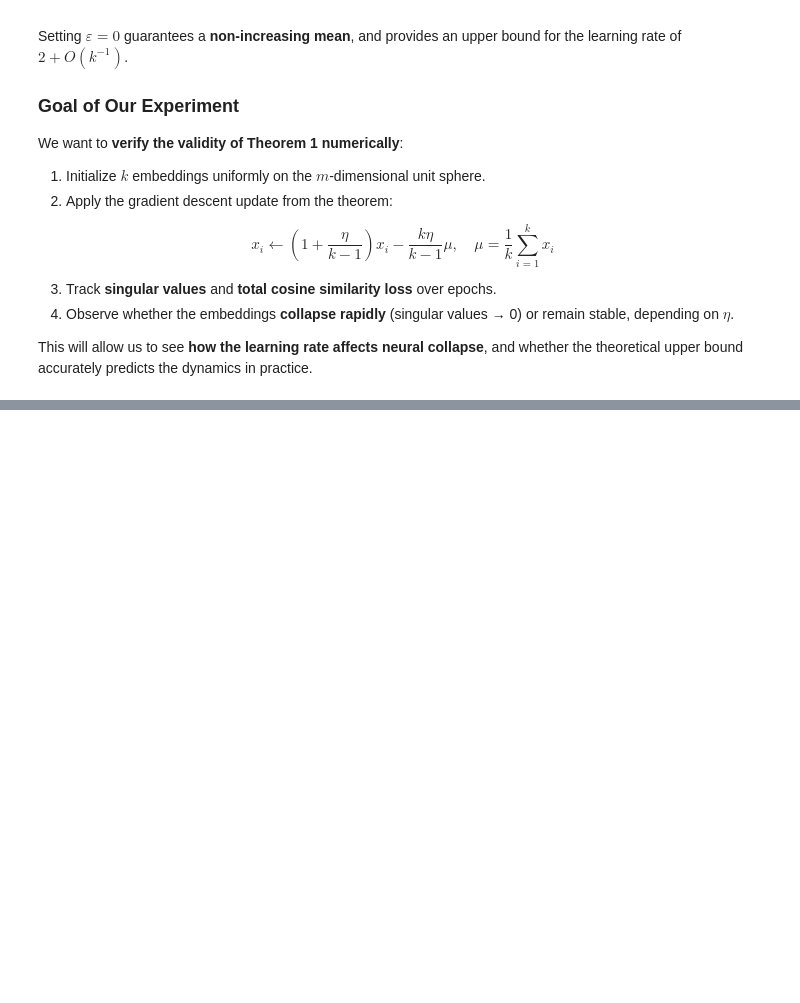
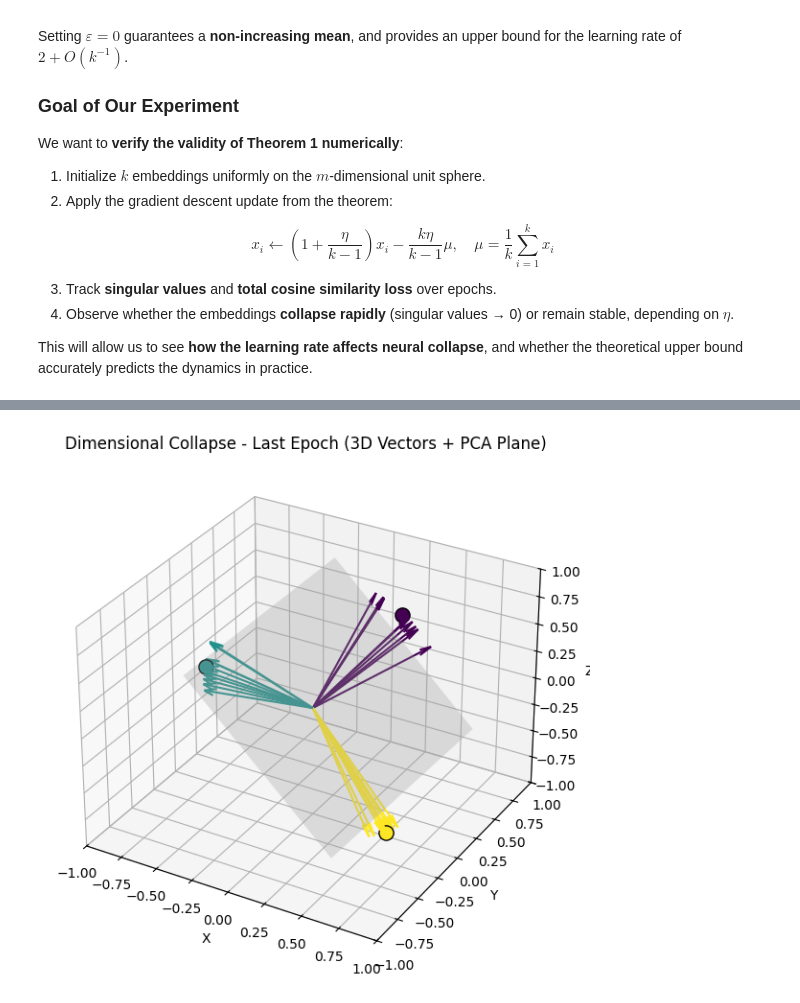
Before and after one commit to elgouijf/Contrastive_Learning_Dimensional_Collapse, a Jupyter notebook: CLOP.ipynb, the cells around one changed output, grey strips where cells are left out. Cells and saved outputs as stored; diff of their text form; code cells hidden in the pictures; blank space fills up the shorter version.

Commit message:
CLOP analysis is almost finished

```diff
--- a/CLOP.ipynb
+++ b/CLOP.ipynb
@@ -368,0 +717,99 @@ These results provide a clear demonstration of how embeddings evolve toward a **
+# %%
+import numpy as np
+import matplotlib.pyplot as plt
+from sklearn.decomposition import PCA
+
+np.random.seed(42)
+
+# ---------------------
+# Parameters
+# ---------------------
+dim = 3
+num_classes = 3
+vectors_per_class = 10
+total_vectors = num_classes * vectors_per_class
+epochs = 14
+eta = 2.0
+
+
+# ---------------------
+# Initial embeddings
+# ---------------------
+X = np.zeros((dim, total_vectors))
+centers = np.random.randn(dim, num_classes)
+centers /= np.linalg.norm(centers, axis=0, keepdims=True)
+
+for c in range(num_classes):
+    start = c * vectors_per_class
+    end = start + vectors_per_class
+    X[:, start:end] = centers[:, c:c+1] + 0.1*np.random.randn(dim, vectors_per_class)
+    X[:, start:end] /= np.linalg.norm(X[:, start:end], axis=0, keepdims=True)
+
+# ---------------------
+# Dimensional collapse simulation
+# ---------------------
+for epoch in range(epochs):
+    mu = np.mean(X, axis=1, keepdims=True)
+    X = (1 + eta/(total_vectors-1)) * X - (total_vectors*eta/(total_vectors-1)) * mu
+    X /= np.linalg.norm(X, axis=0, keepdims=True)
+
+# ---------------------
+# PCA on all vectors
+# ---------------------
+pca = PCA(n_components=3)
+pca.fit(X.T)
+explained = np.cumsum(pca.explained_variance_ratio_)
+print(f"Cumulative variance of the first 2 components = {explained[1]*100:.2f}%")
+
+colors = plt.cm.viridis(np.linspace(0, 1, num_classes))
+
+# ---------------------
+# Figure 1: 3D vectors + PCA plane
+# ---------------------
+fig1 = plt.figure(figsize=(8,7))
+ax1 = fig1.add_subplot(111, projection='3d')
+ax1.set_xlim([-1,1]); ax1.set_ylim([-1,1]); ax1.set_zlim([-1,1])
+ax1.set_xlabel("X"); ax1.set_ylabel("Y"); ax1.set_zlabel("Z")
+ax1.set_title("Dimensional Collapse - Last Epoch (3D Vectors + PCA Plane)")
+
+# Vectors and class centers
+for c in range(num_classes):
+    start = c * vectors_per_class
+    end = start + vectors_per_class
+    for j in range(start, end):
+        ax1.quiver(0,0,0, X[0,j], X[1,j], X[2,j],
+                   color=colors[c], linewidth=1.5, arrow_length_ratio=0.1)
+    class_center = np.mean(X[:, start:end], axis=1)
+    ax1.scatter(class_center[0], class_center[1], class_center[2],
+                color=colors[c], s=120, edgecolor='k', marker='o')
+
+# PCA plane based on all vectors
+if explained[1] > 0.95:  # almost planar
+    origin = np.mean(X, axis=1)
+    xx, yy = np.meshgrid(np.linspace(-0.8,0.8,10), np.linspace(-0.8,0.8,10))
+    plane_points = origin[:, np.newaxis, np.newaxis] + \
+                   pca.components_[0][:, np.newaxis, np.newaxis]*xx + \
+                   pca.components_[1][:, np.newaxis, np.newaxis]*yy
+    ax1.plot_surface(plane_points[0], plane_points[1], plane_points[2],
+                     color='lightgrey', alpha=0.3)
+
+plt.show()
+
+# ---------------------
+# Figure 2: PCA plane in 2D
+# ---------------------
+if explained[1] > 0.95:
+    X_proj = pca.transform(X.T)[:, :2]
+    fig2, ax2 = plt.subplots(figsize=(7,7))
+    ax2.set_xlabel("PCA1")
+    ax2.set_ylabel("PCA2")
+    ax2.set_title("PCA Plane (2D) - Projection of All Vectors")
+    for c in range(num_classes):
+        start = c * vectors_per_class
+        end = start + vectors_per_class
+        ax2.scatter(X_proj[start:end,0], X_proj[start:end,1],
+                    color=colors[c], s=50, label=f"Class {c+1}")
+    ax2.legend()
+    ax2.grid(True)
+    plt.show()
+# %% [output]
@@ -368,0 +817 @@ These results provide a clear demonstration of how embeddings evolve toward a **
+[figure, added]
```
Also changed, not shown: parts of 29 cells of this notebook.
